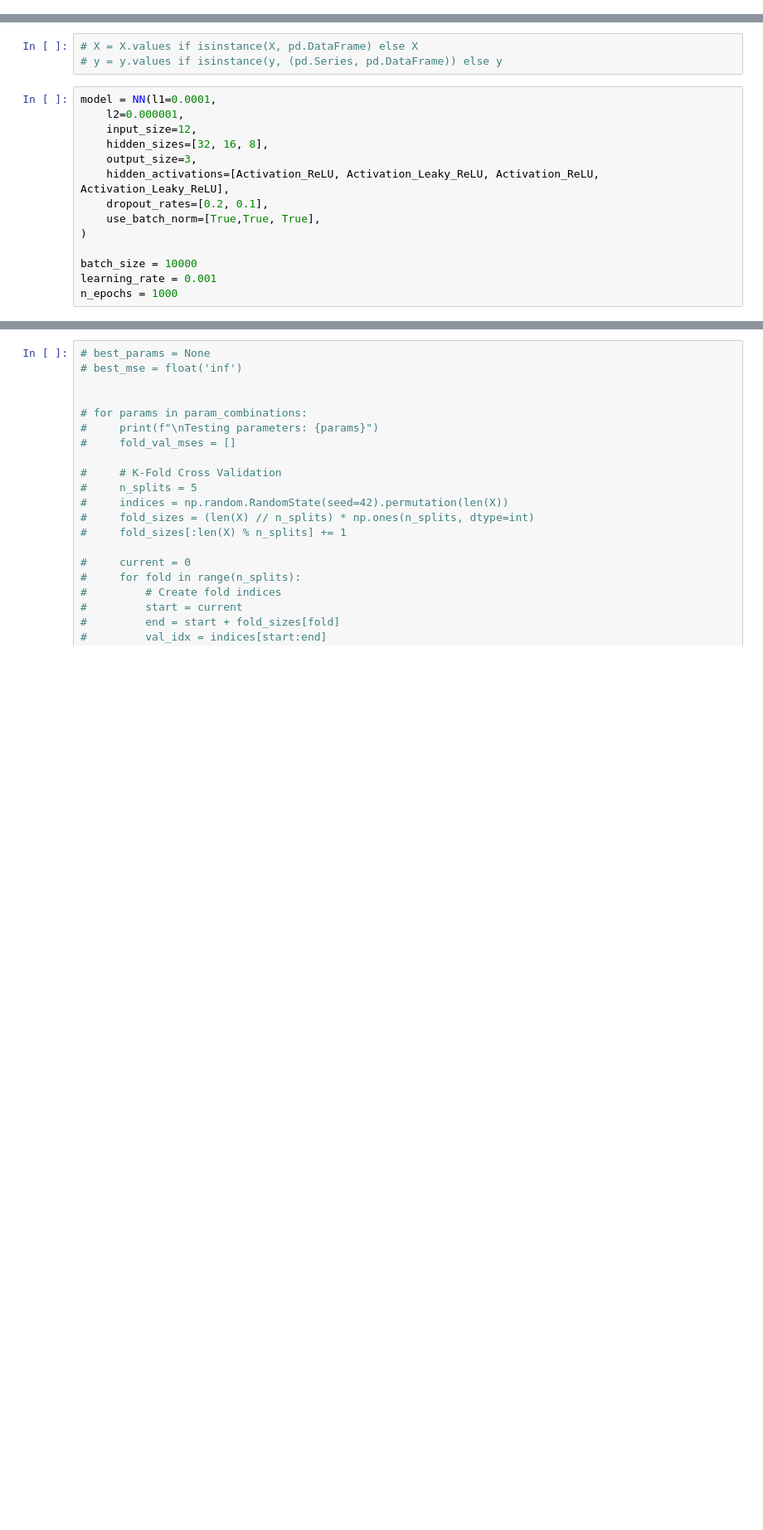
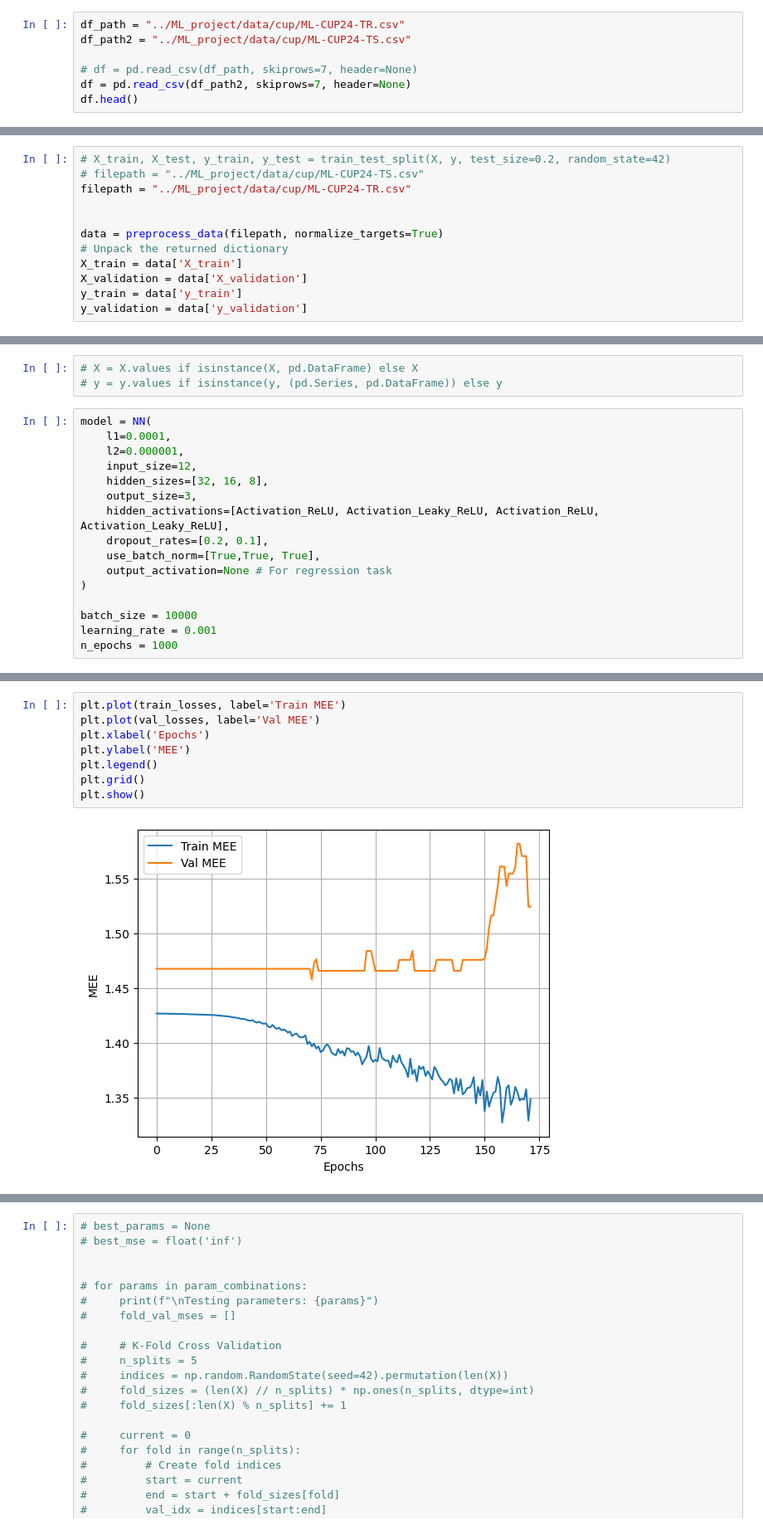
Before and after one commit to Mostafa772/ML_project, a Jupyter notebook: baseline_cup.ipynb, the cells around one changed output, grey strips where cells are left out. Shown at 83% size. Saved outputs shown, nothing was run; the diff lists cells and outputs as text; blank space fills up the shorter version.

```diff
--- a/baseline_cup.ipynb
+++ b/baseline_cup.ipynb
@@ -20 +23,8 @@ from src.batch_normalization import *
 np.random.seed(0)
+# %%
+df_path = "../ML_project/data/cup/ML-CUP24-TR.csv"
+df_path2 = "../ML_project/data/cup/ML-CUP24-TS.csv"
+
+# df = pd.read_csv(df_path, skiprows=7, header=None)
+df = pd.read_csv(df_path2, skiprows=7, header=None)
+df.head()
@@ -42,0 +221,12 @@ X_test.shape:  (500, 12)
+# %%
+# X_train, X_test, y_train, y_test = train_test_split(X, y, test_size=0.2, random_state=42)
+# filepath = "../ML_project/data/cup/ML-CUP24-TS.csv"
+filepath = "../ML_project/data/cup/ML-CUP24-TR.csv"
+
+
+data = preprocess_data(filepath, normalize_targets=True)
+# Unpack the returned dictionary
+X_train = data['X_train']
+X_validation = data['X_validation']
+y_train = data['y_train']
+y_validation = data['y_validation']
@@ -243,7 +506,8 @@ param_combinations = [dict(zip(keys, combo)) for combo in itertools.product(*val
 # X = X.values if isinstance(X, pd.DataFrame) else X
 # y = y.values if isinstance(y, (pd.Series, pd.DataFrame)) else y
 # %%
-model = NN(l1=0.0001,
+model = NN(
+    l1=0.0001,
     l2=0.000001,
     input_size=12,
     hidden_sizes=[32, 16, 8],
@@ -251,6 +515,7 @@ model = NN(l1=0.0001,
     hidden_activations=[Activation_ReLU, Activation_Leaky_ReLU, Activation_ReLU, Activation_Leaky_ReLU],
     dropout_rates=[0.2, 0.1],
     use_batch_norm=[True,True, True],
+    output_activation=None # For regression task
 )
 
 batch_size = 10000
@@ -332 +680,11 @@ Validation MSE: 46.7146
+# %%
+plt.plot(train_losses, label='Train MEE')
+plt.plot(val_losses, label='Val MEE')
+plt.xlabel('Epochs')
+plt.ylabel('MEE')
+plt.legend()
+plt.grid()
+plt.show()
+# %% [output]
+[figure, added]
 # %%
```
Also changed, not shown: parts of 30 cells of this notebook, 10 other files.
